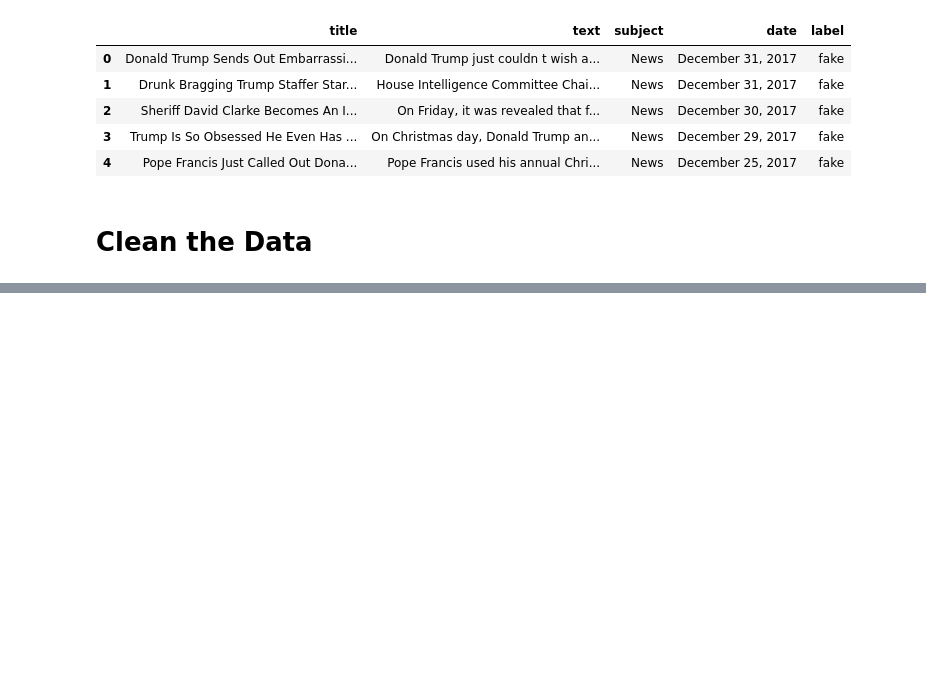
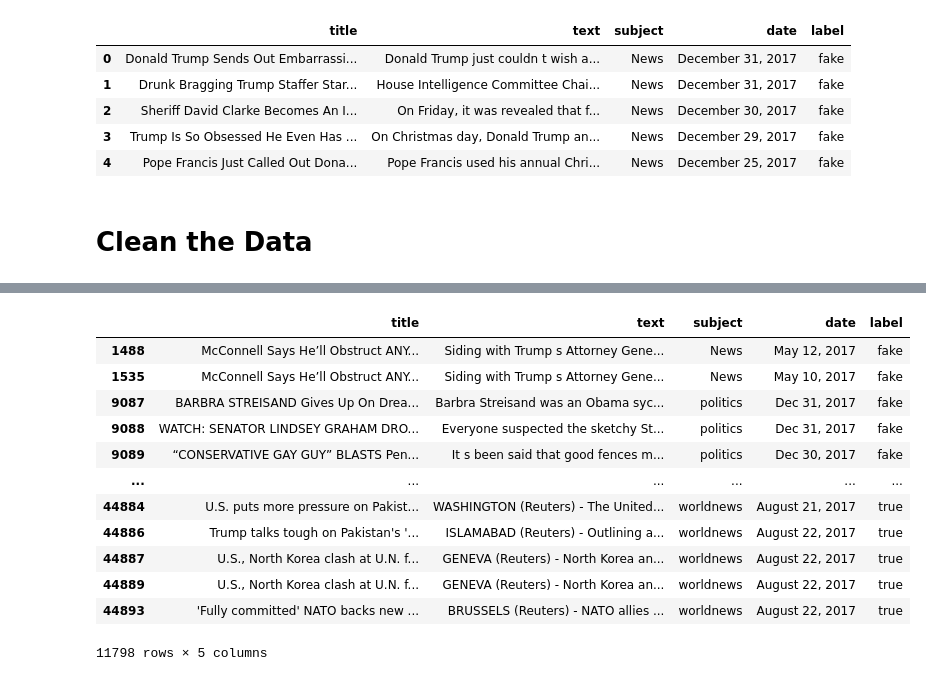
Before and after one commit to merb92/fake-news-classification, a Jupyter notebook: notebooks/eda.ipynb, the cells around one changed output, grey strips where cells are left out. Drawn from its saved outputs; the diff is of its cells as text; code cells hidden in the pictures; blank space fills up the shorter version.

```diff
--- a/notebooks/eda.ipynb
+++ b/notebooks/eda.ipynb
@@ -77,0 +104,2 @@ df.head()
+# %%
+title_value_counts = df.title.value_counts()
@@ -77,0 +154,20 @@ df.head()
+# %%
+duplicate_title_list = set(title_value_counts[title_value_counts > 1].keys())
+# %%
+df_dup_titles = df[df.title.isin(duplicate_title_list)]
+# %%
+df_dup_titles
+# %% [output]
+|  | title | text | subject | date | label |
+| 1488 | McConnell Says He’ll Obstruct ANY... | Siding with Trump s Attorney Gene... | News | May 12, 2017 | fake |
+| 1535 | McConnell Says He’ll Obstruct ANY... | Siding with Trump s Attorney Gene... | News | May 10, 2017 | fake |
+| 9087 | BARBRA STREISAND Gives Up On Drea... | Barbra Streisand was an Obama syc... | politics | Dec 31, 2017 | fake |
+| 9088 | WATCH: SENATOR LINDSEY GRAHAM DRO... | Everyone suspected the sketchy St... | politics | Dec 31, 2017 | fake |
+| 9089 | “CONSERVATIVE GAY GUY” BLASTS Pen... | It s been said that good fences m... | politics | Dec 30, 2017 | fake |
+| ... | ... | ... | ... | ... | ... |
+| 44884 | U.S. puts more pressure on Pakist... | WASHINGTON (Reuters) - The United... | worldnews | August 21, 2017 | true |
+| 44886 | Trump talks tough on Pakistan's '... | ISLAMABAD (Reuters) - Outlining a... | worldnews | August 22, 2017 | true |
+| 44887 | U.S., North Korea clash at U.N. f... | GENEVA (Reuters) - North Korea an... | worldnews | August 22, 2017 | true |
+| 44889 | U.S., North Korea clash at U.N. f... | GENEVA (Reuters) - North Korea an... | worldnews | August 22, 2017 | true |
+| 44893 | 'Fully committed' NATO backs new ... | BRUSSELS (Reuters) - NATO allies ... | worldnews | August 22, 2017 | true |
+11798 rows × 5 columns
```
Also changed, not shown: parts of 47 cells of this notebook.
